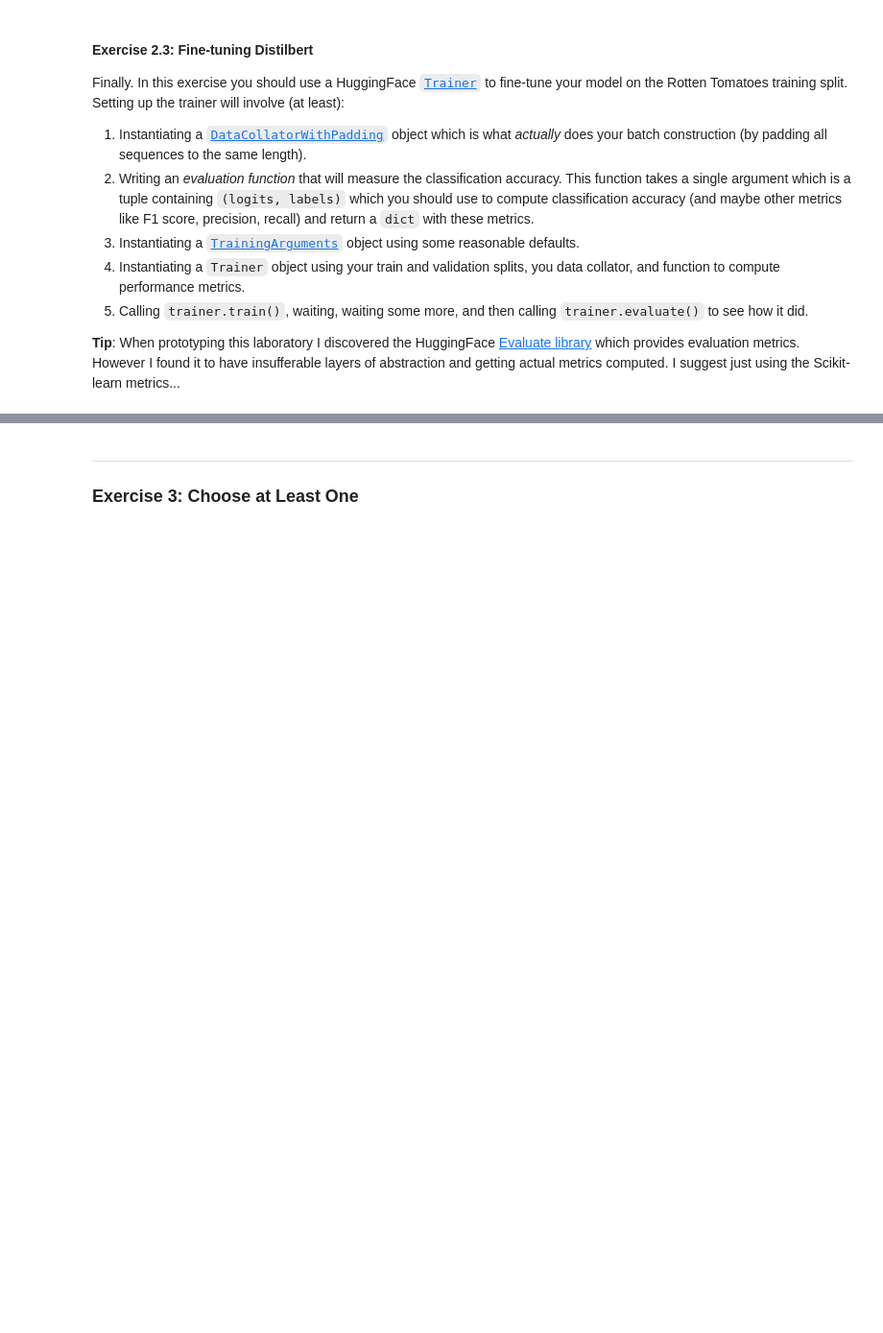
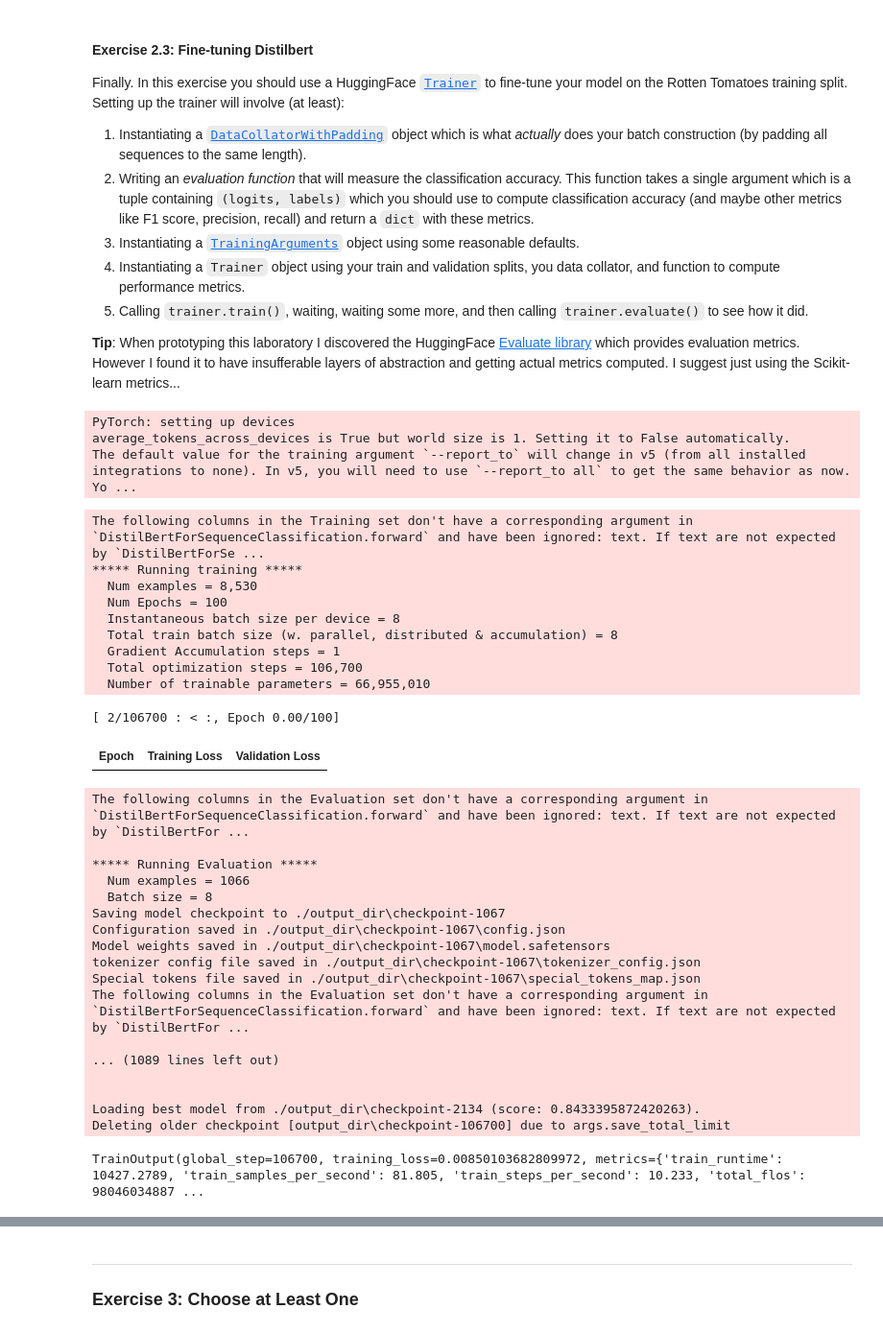
Before and after one commit to fbizza/deep-learning-applications, a Jupyter notebook: lab_3/lab_3.ipynb, the cells around one changed output, grey strips where cells are left out. Shown at 96% size. Drawn from its saved outputs; the diff is of its cells as text; code cells hidden in the pictures; blank space fills up the shorter version.

Commit message:
Complete exercises 2.3 (lab_3)

```diff
--- a/lab_3/lab_3.ipynb
+++ b/lab_3/lab_3.ipynb
@@ -205,0 +185,77 @@ Finally. In this exercise you should use a HuggingFace [`Trainer`](https://huggi
+# %%
+from sklearn.metrics import accuracy_score, precision_recall_fscore_support
+import numpy as np
+
+def compute_metrics(eval_pred):
+    logits, labels = eval_pred
+    predictions = np.argmax(logits, axis=-1)
+    acc = accuracy_score(labels, predictions)
+    precision, recall, f1, _ = precision_recall_fscore_support(labels, predictions, average='binary')
+    return {"accuracy": acc, "precision": precision, "recall": recall, "f1": f1}
+# %%
+from transformers import TrainingArguments
+
+training_args = TrainingArguments(
+    output_dir="./output_dir",
+    overwrite_output_dir=True,
+    do_train=True,
+    eval_strategy="epoch",
+    num_train_epochs=100,
+    logging_dir="./logs/exercise2_3",
+    logging_strategy="epoch",
+    metric_for_best_model="accuracy",
+    save_strategy="epoch",
+    save_only_model=True,
+    save_total_limit=1,
+    load_best_model_at_end=True,
+    seed=29,
+    disable_tqdm=False,
+)
+# %% [output]
+PyTorch: setting up devices
+average_tokens_across_devices is True but world size is 1. Setting it to False automatically.
+The default value for the training argument `--report_to` will change in v5 (from all installed integrations to none). In v5, you will need to use `--report_to all` to get the same behavior as now. Yo ...
+# %%
+from transformers import Trainer
+
+trainer = Trainer(
+    model=model,
+    args=training_args,
+    train_dataset=tokenized_train,
+    eval_dataset=tokenized_val,
+    processing_class=tokenizer,
+    data_collator=data_collator,
+    compute_metrics=compute_metrics
+)
+# %%
+trainer.train()
+# %% [output]
+The following columns in the Training set don't have a corresponding argument in `DistilBertForSequenceClassification.forward` and have been ignored: text. If text are not expected by `DistilBertForSe ...
+***** Running training *****
+  Num examples = 8,530
+  Num Epochs = 100
+  Instantaneous batch size per device = 8
+  Total train batch size (w. parallel, distributed & accumulation) = 8
+  Gradient Accumulation steps = 1
+  Total optimization steps = 106,700
+  Number of trainable parameters = 66,955,010
+[ 2/106700 : < :, Epoch 0.00/100]
+| Epoch | Training Loss | Validation Loss |
+The following columns in the Evaluation set don't have a corresponding argument in `DistilBertForSequenceClassification.forward` and have been ignored: text. If text are not expected by `DistilBertFor ...
+
+***** Running Evaluation *****
+  Num examples = 1066
+  Batch size = 8
+Saving model checkpoint to ./output_dir\checkpoint-1067
+Configuration saved in ./output_dir\checkpoint-1067\config.json
+Model weights saved in ./output_dir\checkpoint-1067\model.safetensors
+tokenizer config file saved in ./output_dir\checkpoint-1067\tokenizer_config.json
+Special tokens file saved in ./output_dir\checkpoint-1067\special_tokens_map.json
+The following columns in the Evaluation set don't have a corresponding argument in `DistilBertForSequenceClassification.forward` and have been ignored: text. If text are not expected by `DistilBertFor ...
+
+... (1089 lines left out)
+
+
+Loading best model from ./output_dir\checkpoint-2134 (score: 0.8433395872420263).
+Deleting older checkpoint [output_dir\checkpoint-106700] due to args.save_total_limit
+TrainOutput(global_step=106700, training_loss=0.00850103682809972, metrics={'train_runtime': 10427.2789, 'train_samples_per_second': 81.805, 'train_steps_per_second': 10.233, 'total_flos': 98046034887 ...
```
Also changed, not shown: parts of 11 cells of this notebook.
